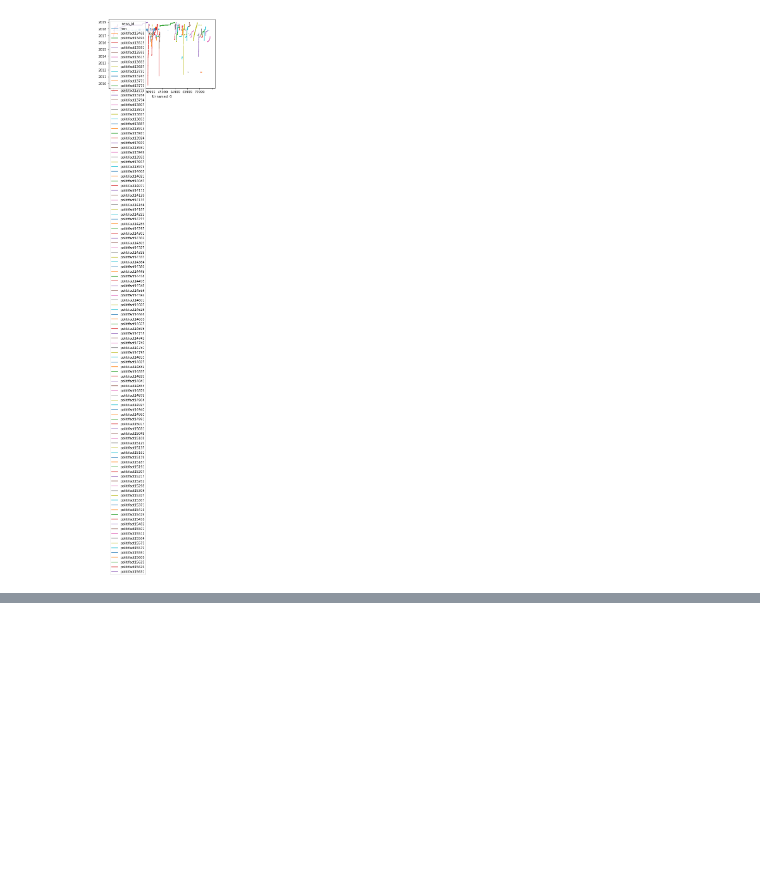
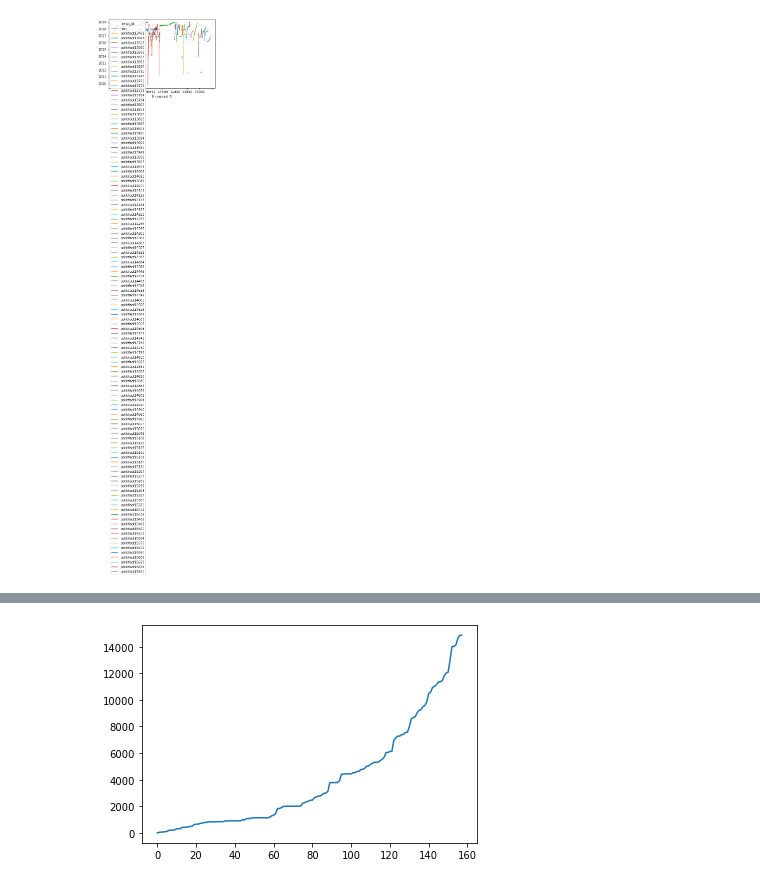
Before and after one commit to vtrikoupis/masters-thesis, a Jupyter notebook: tweet_times.ipynb, the cells around one changed output, grey strips where cells are left out. Saved outputs shown, nothing was run; the diff lists cells and outputs as text; code cells hidden in the pictures; blank space fills up the shorter version.

```diff
--- a/tweet_times.ipynb
+++ b/tweet_times.ipynb
@@ -90,0 +125,2 @@ new_plot.plot()
+# %%
+dfs_to_plot = list(politifact_fake_tweet_groups.keys())
@@ -90,0 +130,10 @@ new_plot.plot()
+# %%
+fig, ax = plt.subplots()
+exp = lambda x: 10**(x)
+log = lambda x: np.log(x)
+x = np.arange(0, len(politifact_fake_tweet_groups[dfs_to_plot[0]]))
+cumulative = np.cumsum(politifact_fake_tweet_groups[dfs_to_plot[0]]['deltaT'])
+ax.plot(x, cumulative)
+plt.show()
+# %% [output]
+[figure, added]
```
Also changed, not shown: parts of 14 cells of this notebook, 1 other file.
